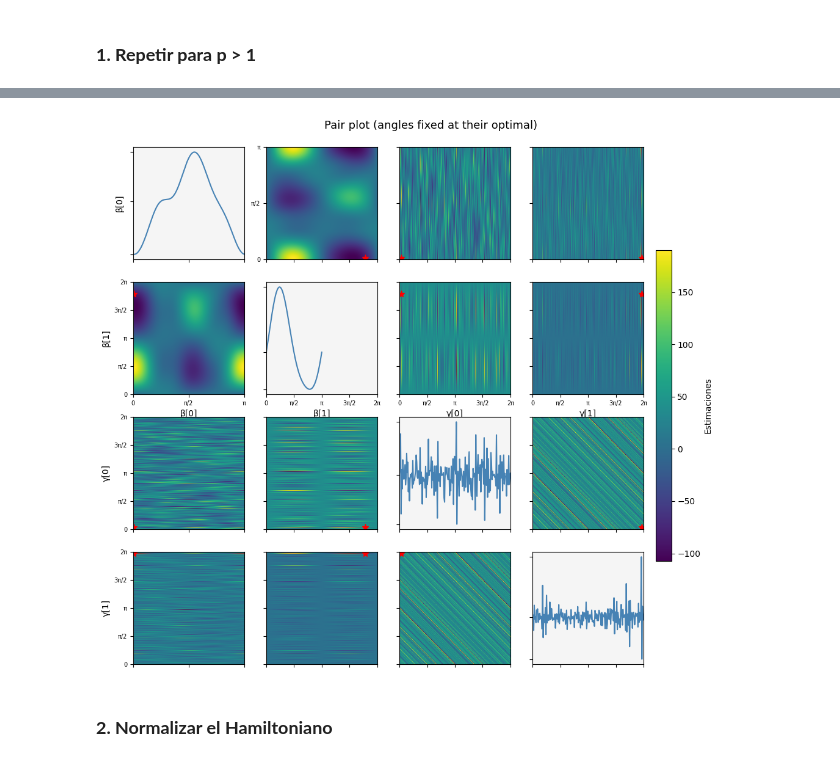
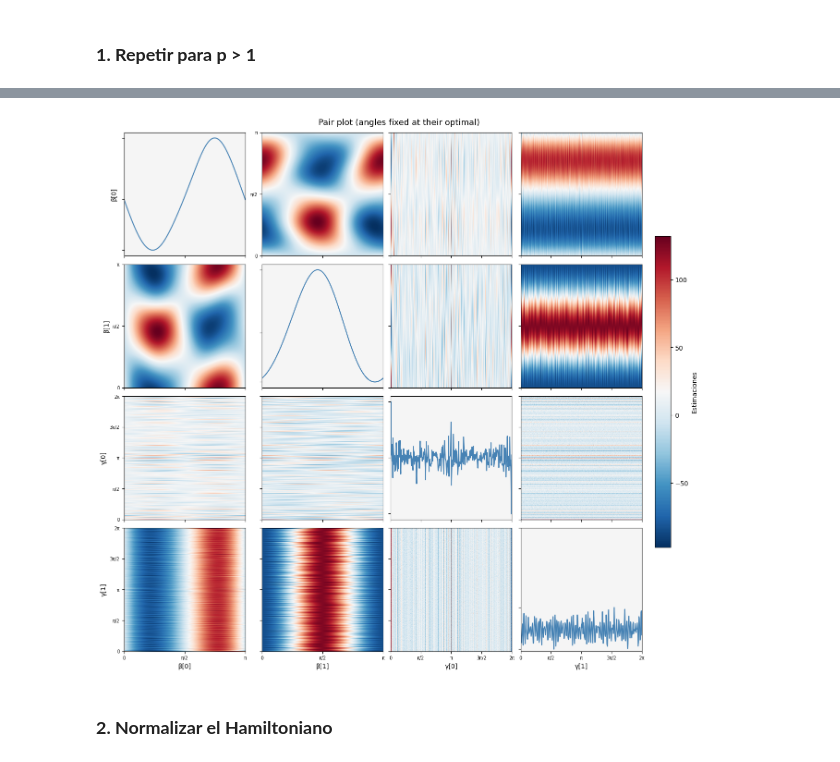
Before and after one commit to zhengzhu14/TFG_GII, a Jupyter notebook: P3_optimizar_QAOA/5Qubit_PruebasGrid.ipynb, the cells around one changed output, grey strips where cells are left out. Drawn from its saved outputs; the diff is of its cells as text; code cells hidden in the pictures.

```diff
--- a/P3_optimizar_QAOA/5Qubit_PruebasGrid.ipynb
+++ b/P3_optimizar_QAOA/5Qubit_PruebasGrid.ipynb
@@ -65,5 +65,5 @@ print(resultp2)
 # %%
-gridp2 = 200
+gridp2 = 300
 
 variables = list(resultp2.keys())
 fixed = list(resultp2.values())
@@ -80,3 +118,7 @@ cmap = cm.viridis
+# %%
+vminp2 = min(Z.min() for Z in all_z.values())
+vmaxp2 = max(Z.max() for Z in all_z.values())
+normp2 = Normalize(vmin=vminp2, vmax=vmaxp2)
 # %%
 all_Z = {}
 for i, var_y in tqdm(enumerate(variables), desc = "Y"):
@@ -99,7 +137,7 @@ normp2 = Normalize(vmin=vminp2, vmax=vmaxp2)
 # %%
-figp2, axesp2 = plt.subplots(4, 4, figsize = (13, 11))
+figp2, axesp2 = plt.subplots(4, 4, figsize = (13, 12), constrained_layout=True)
 
-figp2.suptitle("Pair plot (angles fixed at their optimal)", fontsize = 13, y = 0.92)
+figp2.suptitle("Pair plot (angles fixed at their optimal)", fontsize = 13)
 
 for i, var_y in enumerate(variables):
     gy = gridsp2[var_y]
@@ -122,28 +160,24 @@ for i, var_y in enumerate(variables):
                 args[i] = v
                 vals.append(qaoa.evaluate_params(circuitp2, Hc, args))
 
-            ax.plot(gridsp2[var_y], vals, color='steelblue', linewidth=1.5)
+            ax.plot(gridsp2[var_y], all_z[(i, j)], color='steelblue', linewidth=1.5)
             ax.set_xlim(lo_y, hi_y)
             ax.set_facecolor("#f5f5f5ff")
 
-            vals_min = min(vals)
-            vals_max = max(vals)
-
-            # vals_min_str = str(vals_min)
-            # vals_max_str = str(vals_max)
-            # diag_ticks = [vals_min, 0, vals_max]
-            # diag_tickslabels = [vals_min_str, "0", vals_max_str]
+            vals_min = min(all_z[(i, j)])
+            vals_max = max(all_z[(i, j)])
 
             ax.set_yticks([vals_min, 0, vals_max])
             ax.set_yticklabels([])
 
+
         else:
-            Z = all_Z[(i, j)]
+            Z = all_z[(i, j)]
 
-            ax.imshow(Z, origin='lower', aspect='auto', cmap=cmap,
+            ax.imshow(Z, origin='lower', aspect='auto', cmap="RdBu_r",
                       extent=[lo_x, hi_x, lo_y, hi_y])
 
-            ax.plot(fixed[j] % np.pi if j < p else fixed[j] % (2*np.pi), fixed[i]% np.pi if i < p else fixed[i]% (2*np.pi), 'r*', markersize=8)
+            #ax.plot(fixed[j] % np.pi if j < p else fixed[j] % (2*np.pi), fixed[i]% np.pi if i < p else fixed[i]% (2*np.pi), 'r*', markersize=8)
 
             ax.set_yticks(ticks_y)
             if j == 0 and i > 0:
@@ -151,36 +185,36 @@ for i, var_y in enumerate(variables):
             elif j == 1 and i == 0:
                 ax.set_yticklabels(labels_y, fontsize = 7, ha = 'right')
             else:
                 ax.set_yticklabels([], fontsize = 7)
 
 
 
 
         ax.set_xticks(ticks_x)
         ax.set_xticklabels(labels_x if i == 2*p - 1 else [], fontsize=7)
 
 
 
         if i == 2*p - 1:
             ax.set_xlabel(var_x, fontsize=10)
         if j == 0:
             ax.set_ylabel(var_y, fontsize=10)
 
 
 
 
 #figp2.subplots_adjust(right=0.88, top=0.90, hspace=0.15, wspace=0.15)
 
-figp2.colorbar(cm.ScalarMappable( norm = normp2, cmap=cmap),
+figp2.colorbar(cm.ScalarMappable( norm = normp2, cmap="RdBu_r"),
              ax=axesp2, label='Estimaciones', shrink=0.6, pad=0.02)
 
-#plt.tight_layout()
+#figp2.tight_layout()
 
 figp2.savefig("figures/5Qubit_PruebasGrid_aumentarCapas_p2.png", dpi=150)
 
 plt.show()
 # %% [output]
-[figure, old version]
+[figure, new version]
 # %% [markdown]
 ### **2. Normalizar el Hamiltoniano**
 # %%
```
Also changed, not shown: parts of 5 cells of this notebook, 25 other files.
